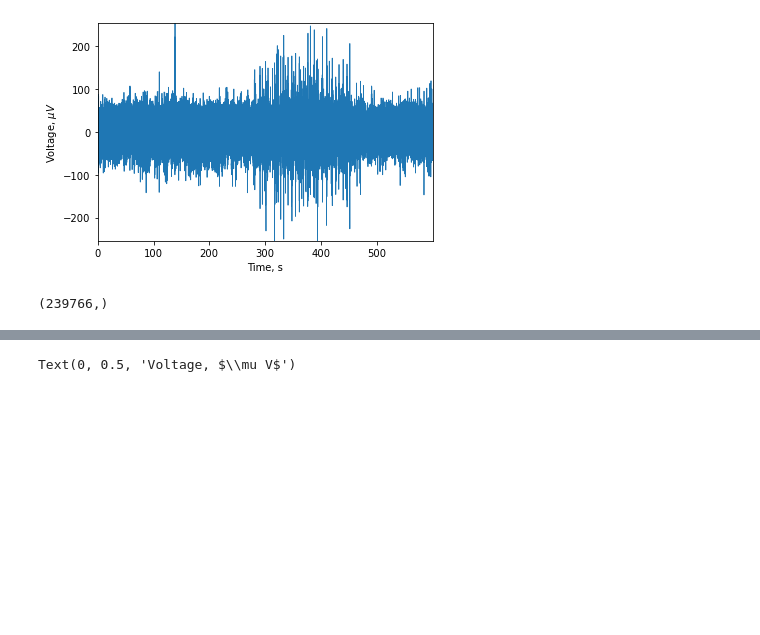
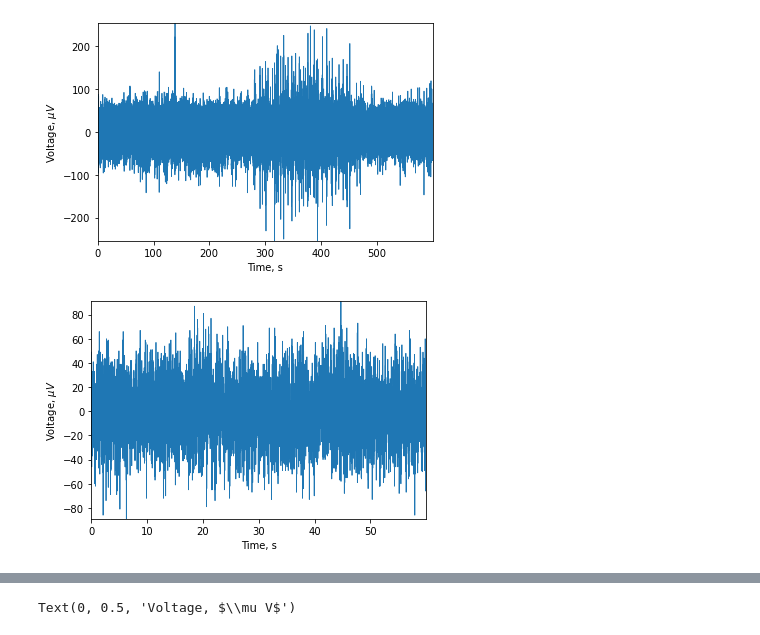
Before and after one commit to samisnotinsane/aes-kaggle-seizure-prediction, a Jupyter notebook: torch_loader.ipynb, the cells around one changed output, grey strips where cells are left out. Saved outputs shown, nothing was run; the diff lists cells and outputs as text; code cells hidden in the pictures; blank space fills up the shorter version.

Commit message:
Adding visual inspection plots

```diff
--- a/torch_loader.ipynb
+++ b/torch_loader.ipynb
@@ -203,7 +203,15 @@ plt.autoscale(tight=True)
 plt.show()
 # %% [output]
 [figure]
-# %%
-EEG.shape
-# %% [output]
-(239766,)
+# %%
+# plot 1/10th of recording length (i.e. 60s)
+N_60s = int(np.round(60 / (1/fs)))
+t_60s = np.arange(0, N_60s) / fs
+EEG = signal[0,0:N_60s]
+plt.plot(t_60s, EEG, linewidth=0.8) # plotting channel 1
+plt.xlabel('Time, s')
+plt.ylabel('Voltage, $\mu V$')
+plt.autoscale(tight=True)
+plt.show()
+# %% [output]
+[figure, added]
```
Also changed, not shown: parts of 6 cells of this notebook.
